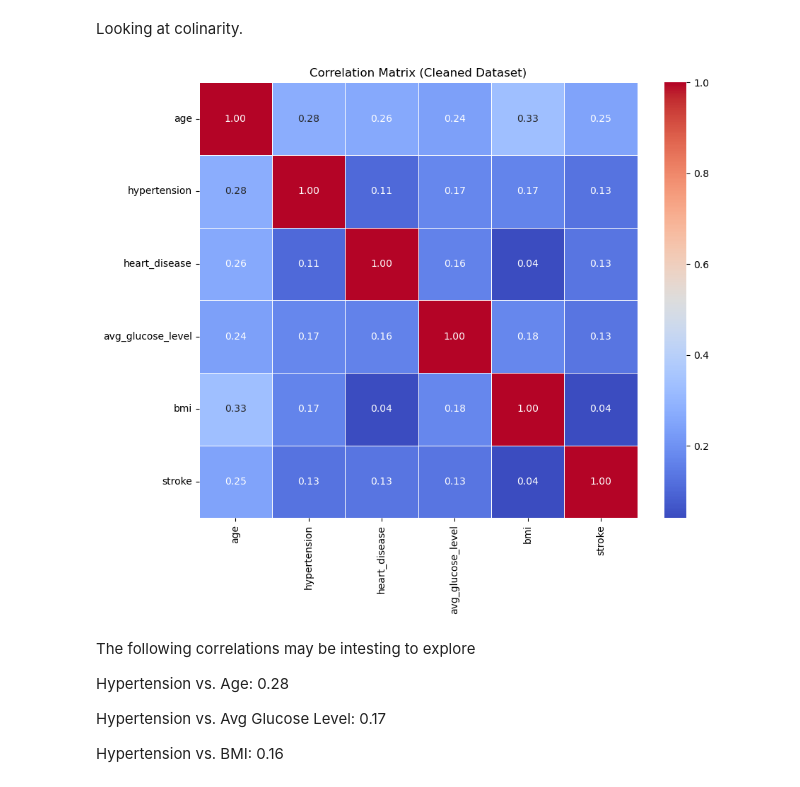
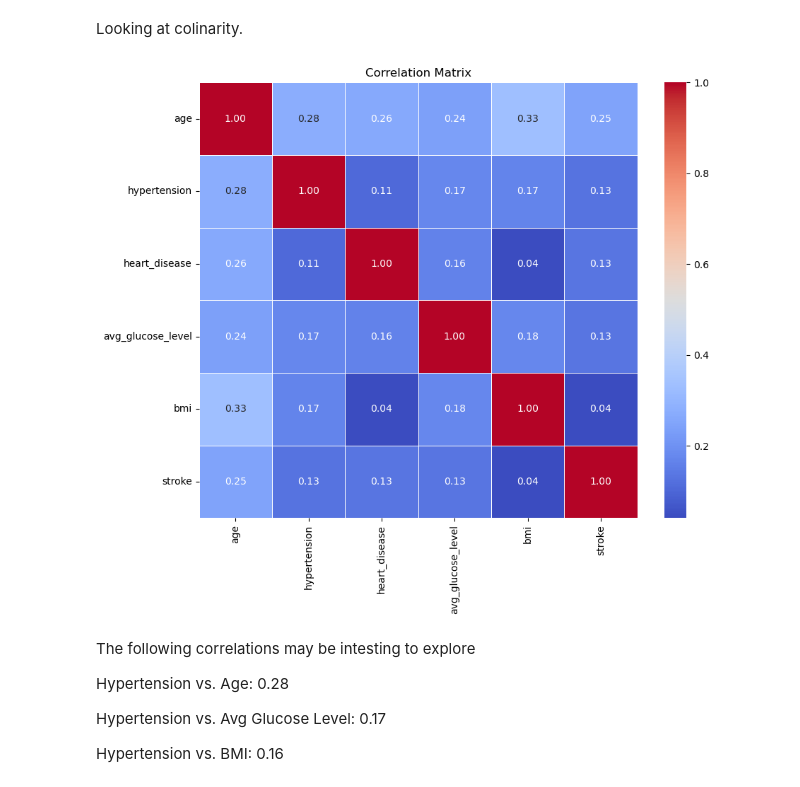
Before and after one commit to Mulders95/Predicting_Stroke_and_Heart_Disease, a Jupyter notebook: DSI_project.ipynb, the cells around one changed output. Drawn from its saved outputs; the diff is of its cells as text; code cells hidden in the pictures.

```diff
--- a/DSI_project.ipynb
+++ b/DSI_project.ipynb
@@ -876,20 +869,20 @@ Looking at colinarity.
 # %%
 # Remove the 'id' column from the first dataset
 data_cleaned = df_1.drop(columns=['id'])
 
 # Select only numerical columns for correlation in the cleaned dataset
 numeric_data_cleaned = data_cleaned.select_dtypes(include=['float64', 'int64'])
 
 # Compute the correlation matrix for the cleaned data
 correlation_matrix_cleaned = numeric_data_cleaned.corr()
 
 # Plot the heatmap for the cleaned correlation matrix
 plt.figure(figsize=(10, 8))
 sns.heatmap(correlation_matrix_cleaned, annot=True, cmap='coolwarm', fmt='.2f', linewidths=0.5)
-plt.title('Correlation Matrix (Cleaned Dataset)')
+plt.title('Correlation Matrix')
 plt.show()
 # %% [output]
-[figure, old version]
+[figure, new version]
 # %% [markdown]
 The following correlations may be intesting to explore
 
```
Also changed, not shown: parts of 6 cells of this notebook.
